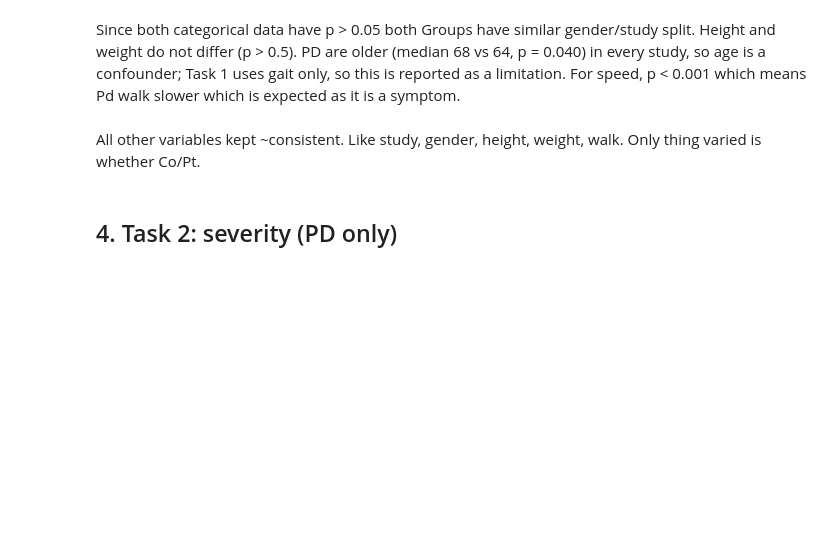
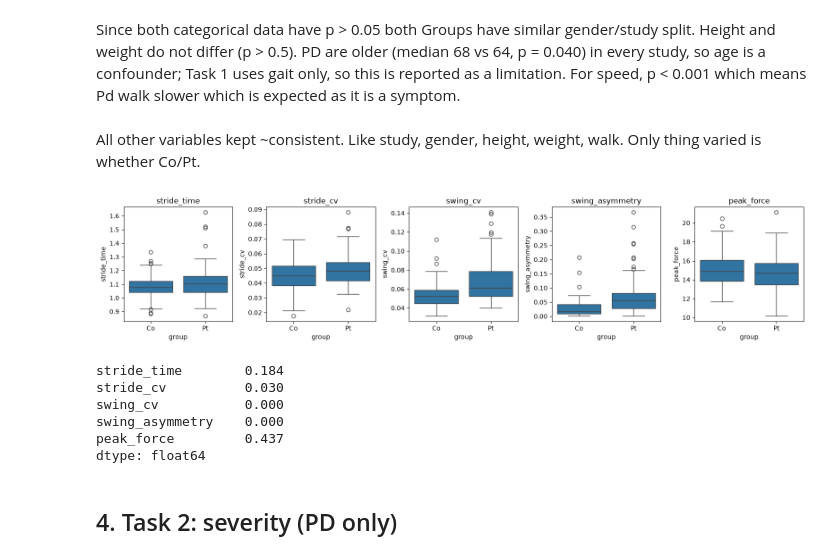
Before and after one commit to yenfay/it1244-project, a Jupyter notebook: notebooks/eda.ipynb, the cells around one changed output. Drawn from its saved outputs; the diff is of its cells as text; code cells hidden in the pictures; blank space fills up the shorter version.

```diff
--- a/notebooks/eda.ipynb
+++ b/notebooks/eda.ipynb
@@ -270,6 +270,32 @@ Si     57.0  63.0
 Since both categorical data have p > 0.05 both Groups have similar gender/study split. Height and weight do not differ (p > 0.5). PD are older (median 68 vs 64, p = 0.040) in every study, so age is a confounder; Task 1 uses gait only, so this is reported as a limitation. For speed, p < 0.001 which means Pd walk slower which is expected as it is a symptom.
 # %% [markdown]
 All other variables kept ~consistent. Like study, gender, height, weight, walk. Only thing varied is whether Co/Pt.
+# %%
+sys.path.append('..')
+ROOT = Path.cwd().resolve()
+if not (ROOT / "src").is_dir():
+    ROOT = ROOT.parent
+sys.path.insert(0, str(ROOT))
+sys.path.insert(0, str(ROOT / "src"))
+from features import X, y
+
+feat = X.assign(group=y.map({0: 'Co', 1: 'Pt'}))
+fig, axes = plt.subplots(1, 5, figsize=(16, 3.5))
+for ax, col in zip(axes, X.columns):
+    sns.boxplot(data=feat, x='group', y=col, order=['Co', 'Pt'], ax=ax)
+    ax.set_title(col)
+plt.tight_layout()
+plt.show()
+
+print(pd.Series({col: mannwhitneyu(X[col][y == 0], X[col][y == 1]).pvalue for col in X.columns}).round(3))
+# %% [output]
+[figure, added]
+stride_time        0.184
+stride_cv          0.030
+swing_cv           0.000
+swing_asymmetry    0.000
+peak_force         0.437
+dtype: float64
 # %% [markdown]
 ## 4. Task 2: severity (PD only)
 # %%
```
Also changed, not shown: parts of 1 cell of this notebook, 2 other files.
